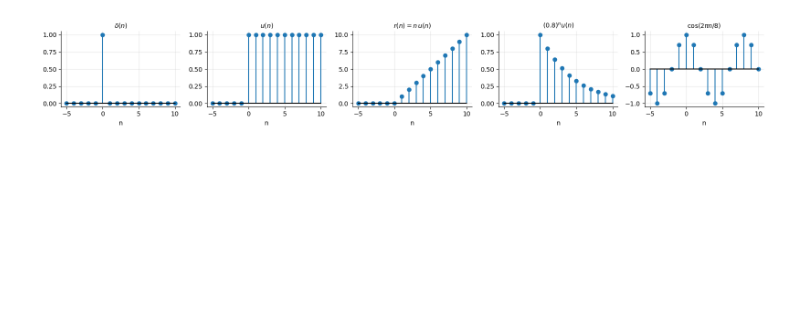
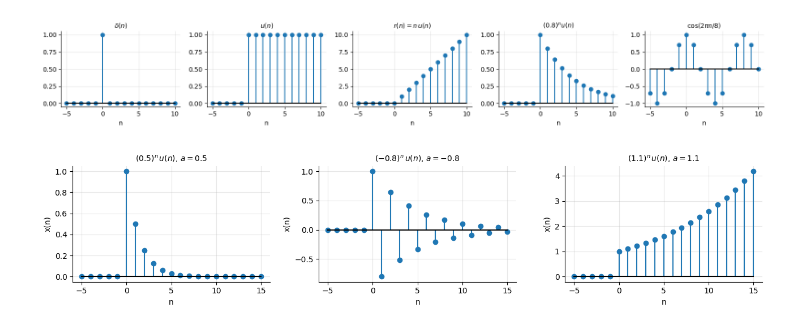
Before and after one commit to tumainkatondo-jpg/VLAN_LABS, a Jupyter notebook: COU07506_WEEK01_240647431021.ipynb, the cells around one changed output. Saved outputs shown, nothing was run; the diff lists cells and outputs as text; code cells hidden in the pictures; blank space fills up the shorter version.

```diff
--- a/COU07506_WEEK01_240647431021.ipynb
+++ b/COU07506_WEEK01_240647431021.ipynb
@@ -31,3 +31,30 @@ plt.tight_layout()
 plt.show()
 # %% [output]
 [figure]
+# %%
+
+
+
+import numpy as np
+import matplotlib.pyplot as plt
+
+n = np.arange(-5, 16)
+u = (n >= 0).astype(float)
+
+a_values = [0.5, -0.8, 1.1]
+
+fig, axes = plt.subplots(1, 3, figsize=(13, 3))
+for ax, a in zip(axes, a_values):
+    x = (a ** n.astype(float)) * u
+    ax.stem(n, x, basefmt="k-", linefmt="C0-", markerfmt="C0o")
+    ax.set_title(rf"$({a})^n\,u(n)$, $a = {a}$", fontsize=10)
+    ax.set_xlabel("n")
+    ax.set_ylabel("x(n)")
+    ax.grid(alpha=0.3)
+    ax.spines["top"].set_visible(False)
+    ax.spines["right"].set_visible(False)
+
+plt.tight_layout()
+plt.show()
+# %% [output]
+[figure, added]
```
Also changed, not shown: parts of 2 cells of this notebook.
